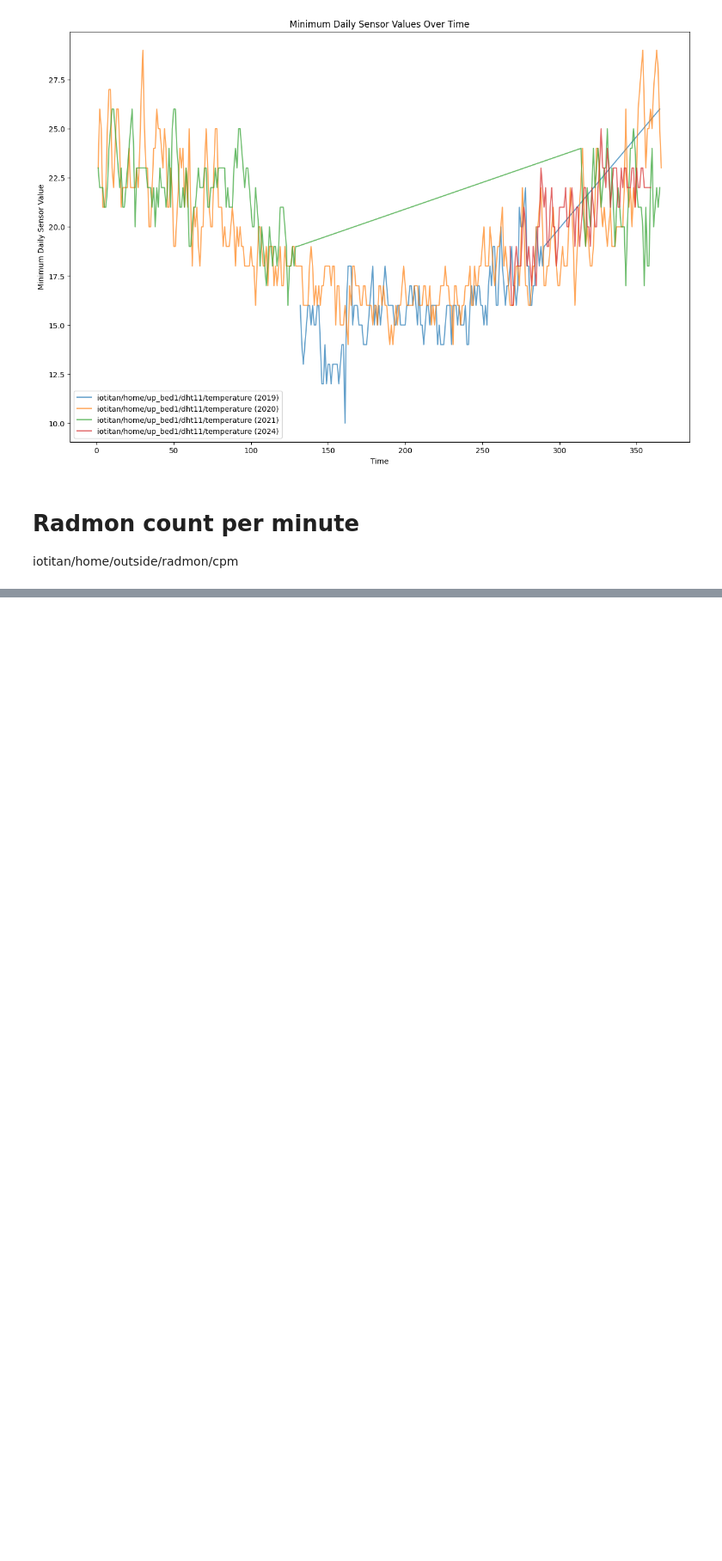
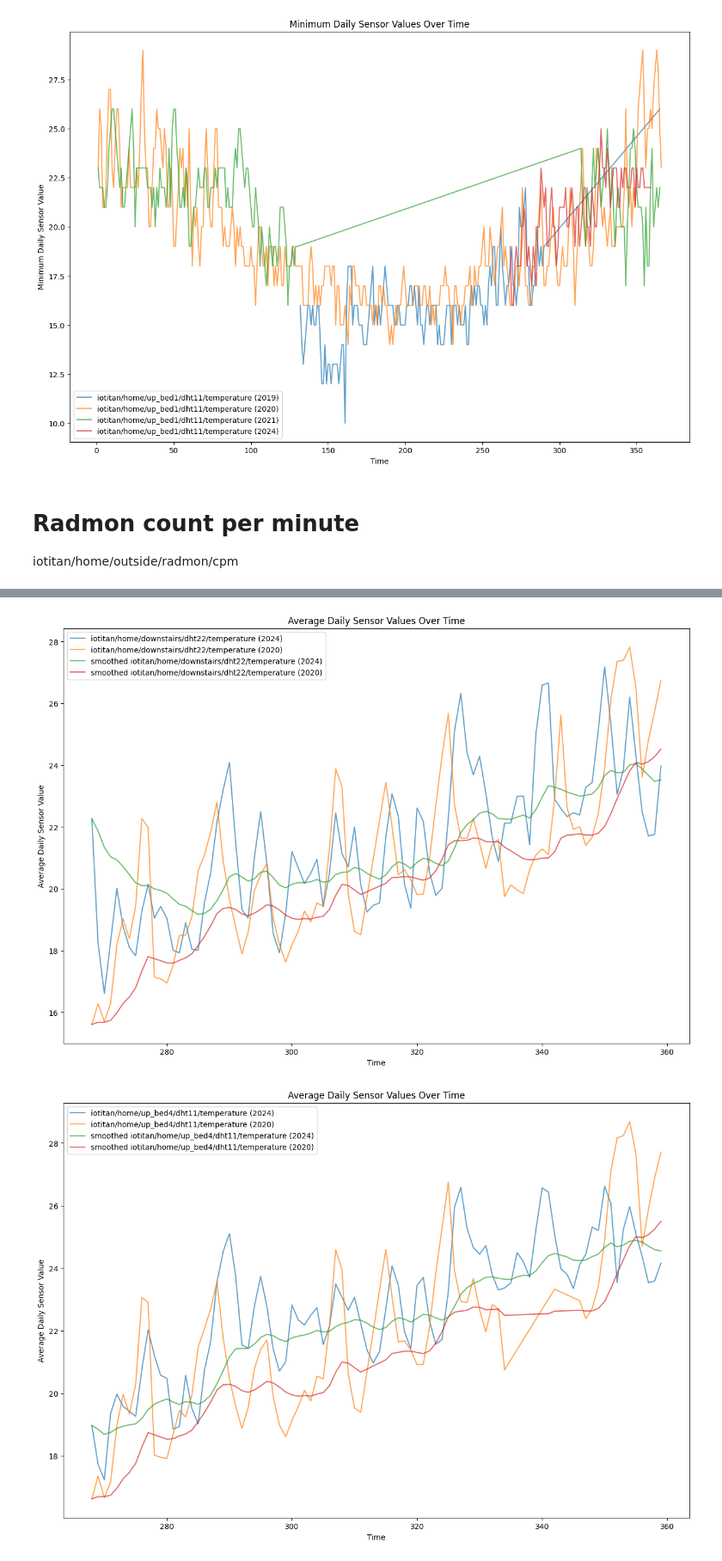
Before and after one commit to DataQub3/IoTitan, a Jupyter notebook: analysis.ipynb, the cells around one changed output, grey strips where cells are left out. Shown at 86% size. Saved outputs shown, nothing was run; the diff lists cells and outputs as text; code cells hidden in the pictures; blank space fills up the shorter version.

```diff
--- a/analysis.ipynb
+++ b/analysis.ipynb
@@ -244,0 +362,36 @@ for sensor_name in sensor_names:
+# %%
+# Create a new dataframe of average value per day for each sensor
+# Step 5: Group by 'sensor_name' and 'date' and calculate the max value per day
+avg_per_day_df = df.groupby(['sensor_name', 'year','day_of_year'])['sensor_value'].mean().reset_index()
+# %%
+# Step 5: Filter data for the year 2024
+avg_data_2024 = avg_per_day_df[avg_per_day_df['year'] == 2024]
+
+# Step 6: Filter data for the year 2020 with the same 'day_of_year' as the 2024 data
+avg_data_2020 = avg_per_day_df[(avg_per_day_df['year'] == 2020) & (avg_per_day_df['day_of_year'].isin(avg_data_2024['day_of_year']))]
+
+sensor_names = ['iotitan/home/downstairs/dht22/temperature', 'iotitan/home/up_bed4/dht11/temperature','iotitan/home/up_bed4/dht11/temperature']
+results = []
+
+for sensor_name in sensor_names:
+    plt.figure(figsize=(15, 10))
+    sensor_data_2024 = avg_data_2024[avg_data_2024['sensor_name'] == sensor_name]
+    sensor_data_2020 = avg_data_2020[avg_data_2020['sensor_name'] == sensor_name]
+
+    ordered_2020 = sensor_data_2020.sort_values(by=['day_of_year'], ascending=True)['sensor_value'].to_list()
+    ordered_2024 = sensor_data_2024.sort_values(by=['day_of_year'], ascending=True)['sensor_value'].to_list()
+    smoothed_2020 = smooth(ordered_2020, 0.9)
+    smoothed_2024 = smooth(ordered_2024, 0.9)
+    plt.plot(sensor_data_2024['day_of_year'], sensor_data_2024['sensor_value'], label=f"{sensor_name} (2024)", alpha=0.7)
+    plt.plot(sensor_data_2020['day_of_year'], sensor_data_2020['sensor_value'], label=f"{sensor_name} (2020)", alpha=0.7)
+    plt.plot(sensor_data_2024['day_of_year'], smoothed_2024, label=f"smoothed {sensor_name} (2024)", alpha=0.7)
+    plt.plot(sensor_data_2020['day_of_year'], smoothed_2020, label=f"smoothed {sensor_name} (2020)", alpha=0.7)
+
+    plt.xlabel('Time')
+    plt.ylabel('Average Daily Sensor Value')
+    plt.title('Average Daily Sensor Values Over Time')
+    plt.legend()
+    plt.show()
+# %% [output]
+[figure, added]
+[figure, added]
```
Also changed, not shown: parts of 21 cells of this notebook, 1 other file.
